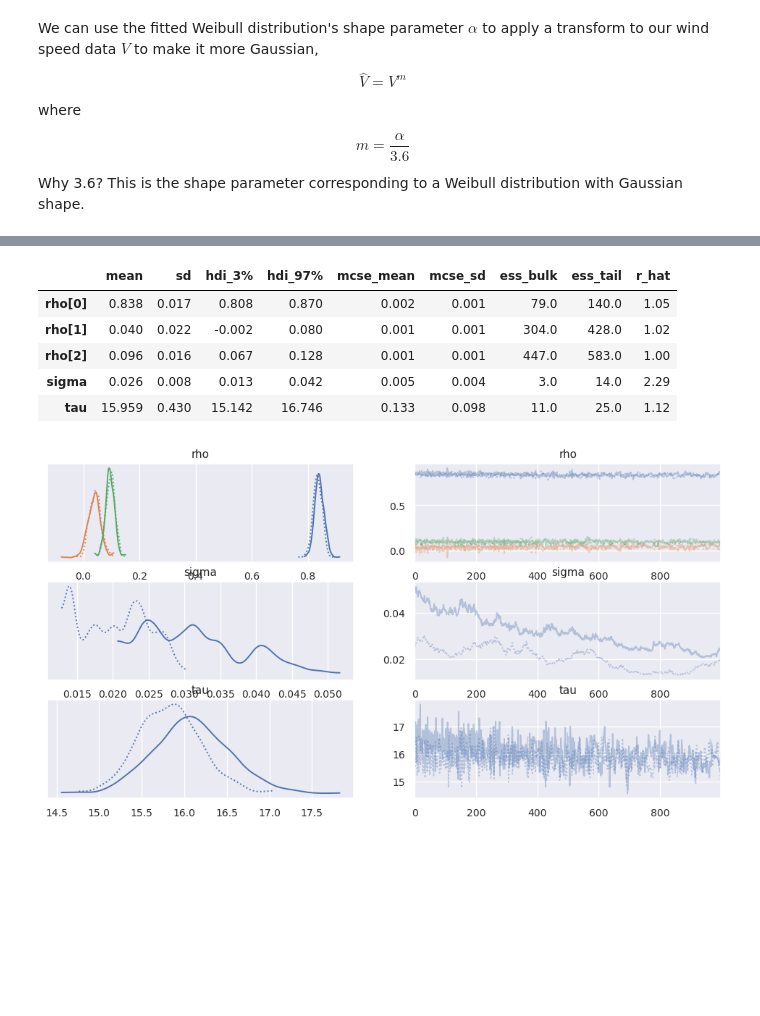
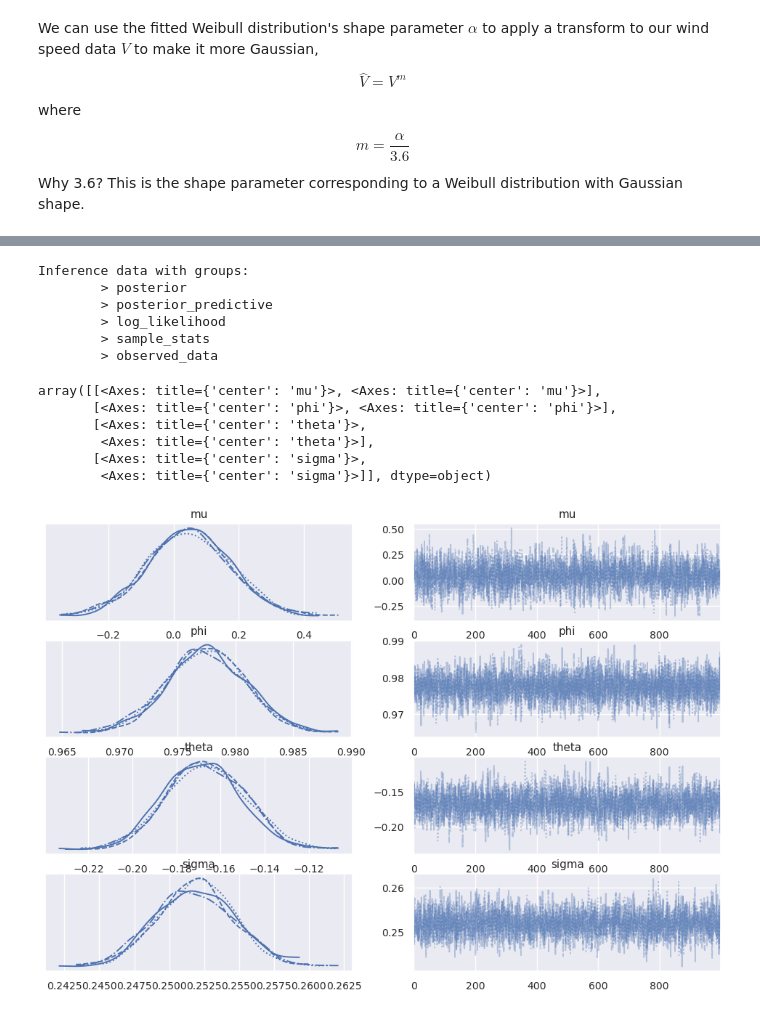
Before and after one commit to camirmas/REStats, a Jupyter notebook: REStats/notebooks/forecast.ipynb, the cells around one changed output, grey strips where cells are left out. Cells and saved outputs as stored; diff of their text form; code cells hidden in the pictures; blank space fills up the shorter version.

```diff
--- a/REStats/notebooks/forecast.ipynb
+++ b/REStats/notebooks/forecast.ipynb
@@ -261,13 +284,19 @@ The model needs some additional tuning, as the HMC chains show some disagreement
+# %%
+idata_ws
+# %% [output]
+Inference data with groups:
+        > posterior
+        > posterior_predictive
+        > log_likelihood
+        > sample_stats
+        > observed_data
 # %%
-az.summary(idata_ws, var_names=("~mu"))
+az.plot_trace(idata_ws, var_names=["~err", "~nu"])
 # %% [output]
-|  | mean | sd | hdi_3% | hdi_97% | mcse_mean | mcse_sd | ess_bulk | ess_tail | r_hat |
-| rho[0] | 0.838 | 0.017 | 0.808 | 0.870 | 0.002 | 0.001 | 79.0 | 140.0 | 1.05 |
-| rho[1] | 0.040 | 0.022 | -0.002 | 0.080 | 0.001 | 0.001 | 304.0 | 428.0 | 1.02 |
-| rho[2] | 0.096 | 0.016 | 0.067 | 0.128 | 0.001 | 0.001 | 447.0 | 583.0 | 1.00 |
-| sigma | 0.026 | 0.008 | 0.013 | 0.042 | 0.005 | 0.004 | 3.0 | 14.0 | 2.29 |
-| tau | 15.959 | 0.430 | 15.142 | 16.746 | 0.133 | 0.098 | 11.0 | 25.0 | 1.12 |
+array([[<Axes: title={'center': 'mu'}>, <Axes: title={'center': 'mu'}>],
+       [<Axes: title={'center': 'phi'}>, <Axes: title={'center': 'phi'}>],
+       [<Axes: title={'center': 'theta'}>,
+        <Axes: title={'center': 'theta'}>],
+       [<Axes: title={'center': 'sigma'}>,
+        <Axes: title={'center': 'sigma'}>]], dtype=object)
+[figure, added]
-# %%
-p = az.plot_trace(idata_ws, var_names=("~mu"))
-# %% [output]
-[figure, removed]
```
Also changed, not shown: parts of 31 cells of this notebook, 2 other files.
